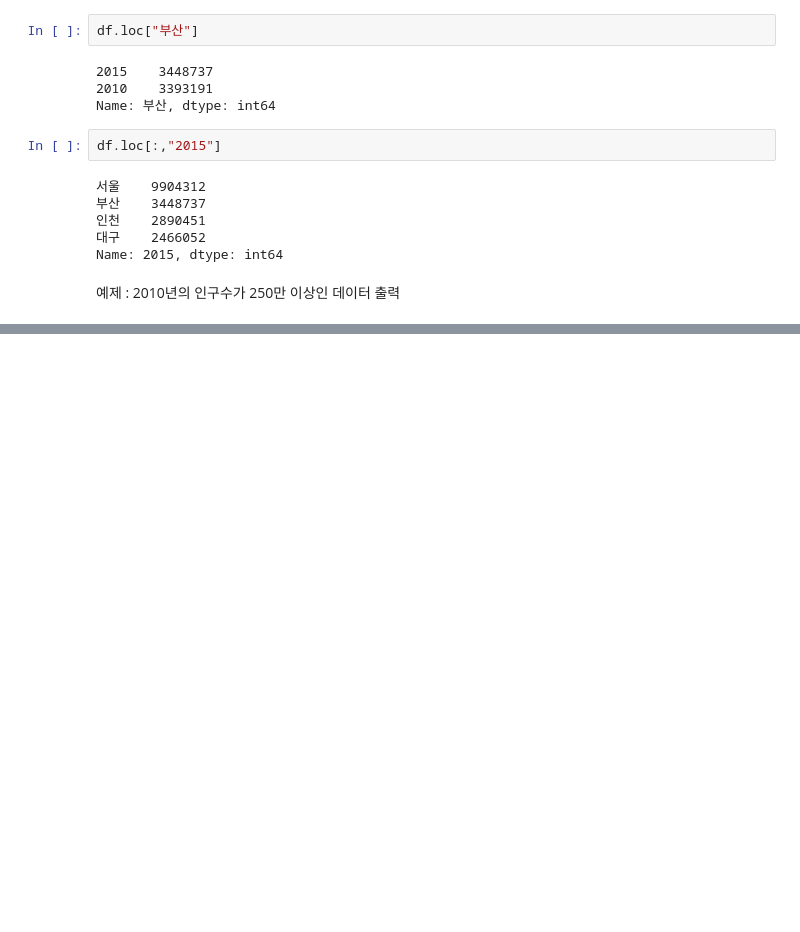
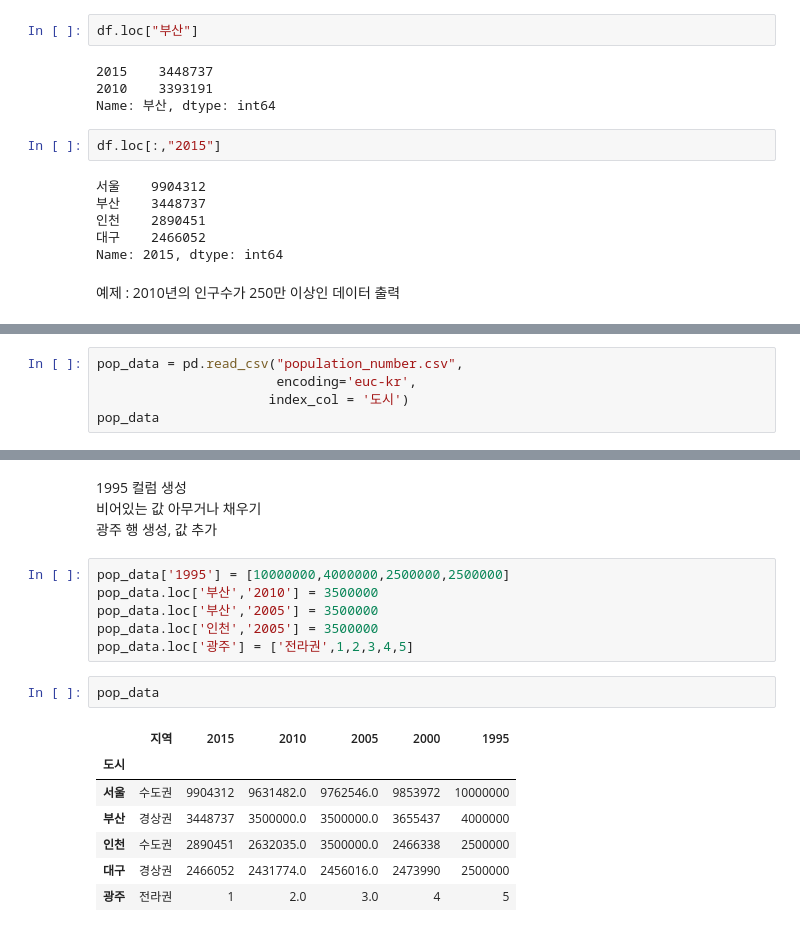
Before and after one commit to jaegangkim/python_library, a Jupyter notebook: 2. Pandas.ipynb, the cells around one changed output, grey strips where cells are left out. Saved outputs shown, nothing was run; the diff lists cells and outputs as text; blank space fills up the shorter version.

```diff
--- a/2. Pandas.ipynb
+++ b/2. Pandas.ipynb
@@ -281,0 +342,5 @@ Name: 2010, dtype: int64
+# %%
+pop_data = pd.read_csv("population_number.csv",
+                       encoding='euc-kr',
+                      index_col = '도시')
+pop_data
@@ -281,0 +354,20 @@ Name: 2010, dtype: int64
+# %% [markdown]
+1995 컬럼 생성
+비어있는 값 아무거나 채우기
+광주 행 생성, 값 추가
+# %%
+pop_data['1995'] = [10000000,4000000,2500000,2500000]
+pop_data.loc['부산','2010'] = 3500000
+pop_data.loc['부산','2005'] = 3500000
+pop_data.loc['인천','2005'] = 3500000
+pop_data.loc['광주'] = ['전라권',1,2,3,4,5]
+# %%
+pop_data
+# %% [output]
+|  | 지역 | 2015 | 2010 | 2005 | 2000 | 1995 |
+| 도시 |  |  |  |  |  |  |
+| 서울 | 수도권 | 9904312 | 9631482.0 | 9762546.0 | 9853972 | 10000000 |
+| 부산 | 경상권 | 3448737 | 3500000.0 | 3500000.0 | 3655437 | 4000000 |
+| 인천 | 수도권 | 2890451 | 2632035.0 | 3500000.0 | 2466338 | 2500000 |
+| 대구 | 경상권 | 2466052 | 2431774.0 | 2456016.0 | 2473990 | 2500000 |
+| 광주 | 전라권 | 1 | 2.0 | 3.0 | 4 | 5 |
```
Also changed, not shown: parts of 46 cells of this notebook, 6 other files.
